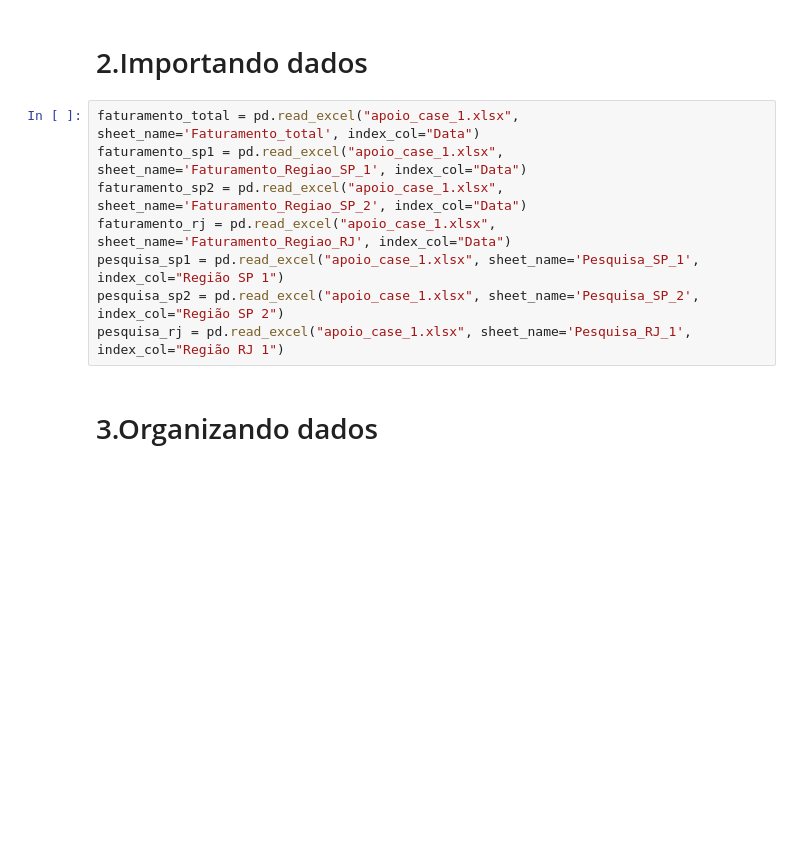
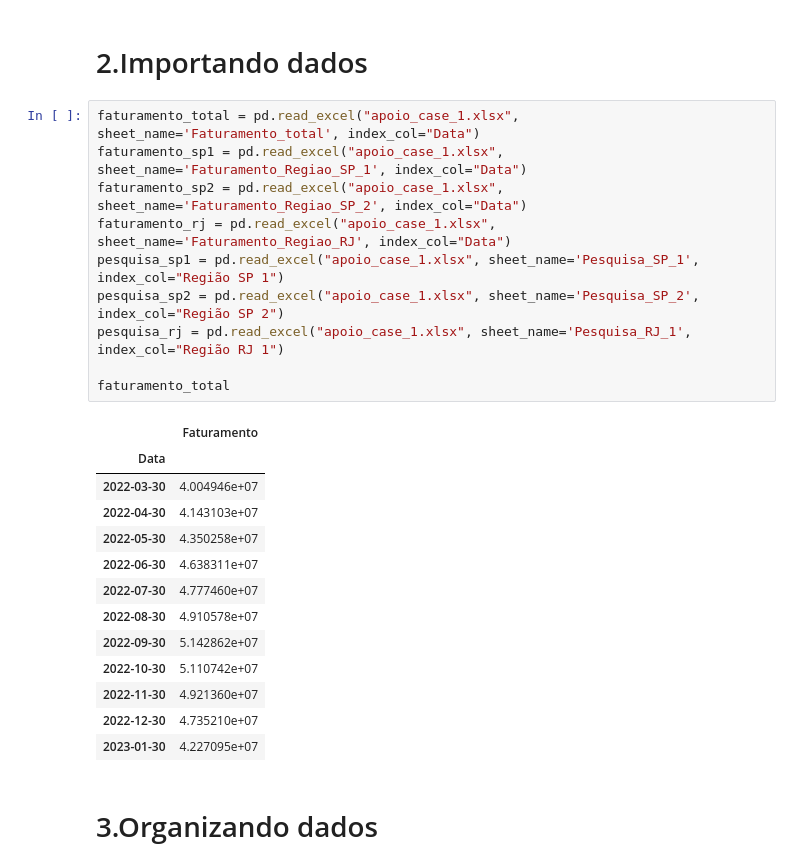
Before and after one commit to rubemmnf/Mercado-Financeiro, a Jupyter notebook: TradingDados/Case1Mentoria/analise.ipynb, the cells around one changed output. Saved outputs shown, nothing was run; the diff lists cells and outputs as text; blank space fills up the shorter version.

```diff
--- a/TradingDados/Case1Mentoria/analise.ipynb
+++ b/TradingDados/Case1Mentoria/analise.ipynb
@@ -10,11 +10,27 @@ from scipy import stats
 # %%
 faturamento_total = pd.read_excel("apoio_case_1.xlsx", sheet_name='Faturamento_total', index_col="Data")
 faturamento_sp1 = pd.read_excel("apoio_case_1.xlsx", sheet_name='Faturamento_Regiao_SP_1', index_col="Data")
 faturamento_sp2 = pd.read_excel("apoio_case_1.xlsx", sheet_name='Faturamento_Regiao_SP_2', index_col="Data")
 faturamento_rj = pd.read_excel("apoio_case_1.xlsx", sheet_name='Faturamento_Regiao_RJ', index_col="Data")
 pesquisa_sp1 = pd.read_excel("apoio_case_1.xlsx", sheet_name='Pesquisa_SP_1', index_col="Região SP 1")
 pesquisa_sp2 = pd.read_excel("apoio_case_1.xlsx", sheet_name='Pesquisa_SP_2', index_col="Região SP 2")
 pesquisa_rj = pd.read_excel("apoio_case_1.xlsx", sheet_name='Pesquisa_RJ_1', index_col="Região RJ 1")
+
+faturamento_total
+# %% [output]
+|  | Faturamento |
+| Data |  |
+| 2022-03-30 | 4.004946e+07 |
+| 2022-04-30 | 4.143103e+07 |
+| 2022-05-30 | 4.350258e+07 |
+| 2022-06-30 | 4.638311e+07 |
+| 2022-07-30 | 4.777460e+07 |
+| 2022-08-30 | 4.910578e+07 |
+| 2022-09-30 | 5.142862e+07 |
+| 2022-10-30 | 5.110742e+07 |
+| 2022-11-30 | 4.921360e+07 |
+| 2022-12-30 | 4.735210e+07 |
+| 2023-01-30 | 4.227095e+07 |
 # %% [markdown]
 # 3.Organizando dados
 # %% [markdown]
```
Also changed, not shown: parts of 1 cell of this notebook.
